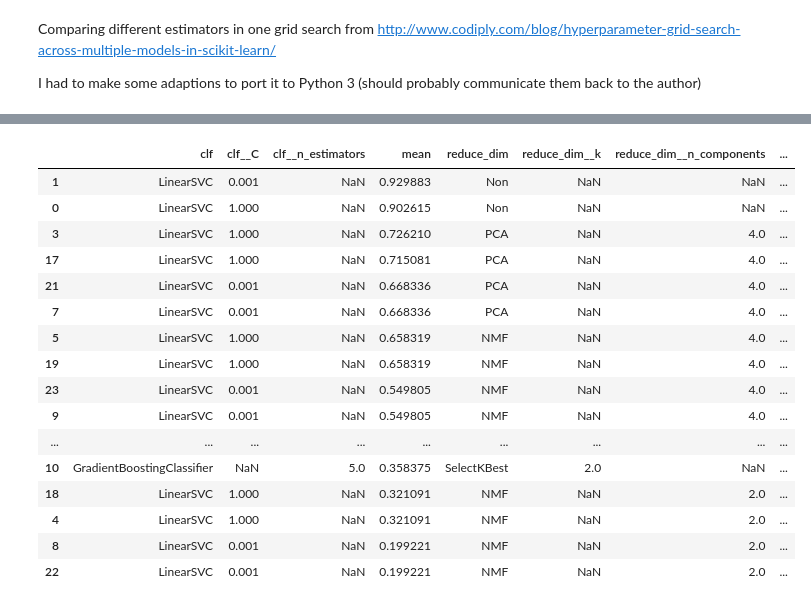
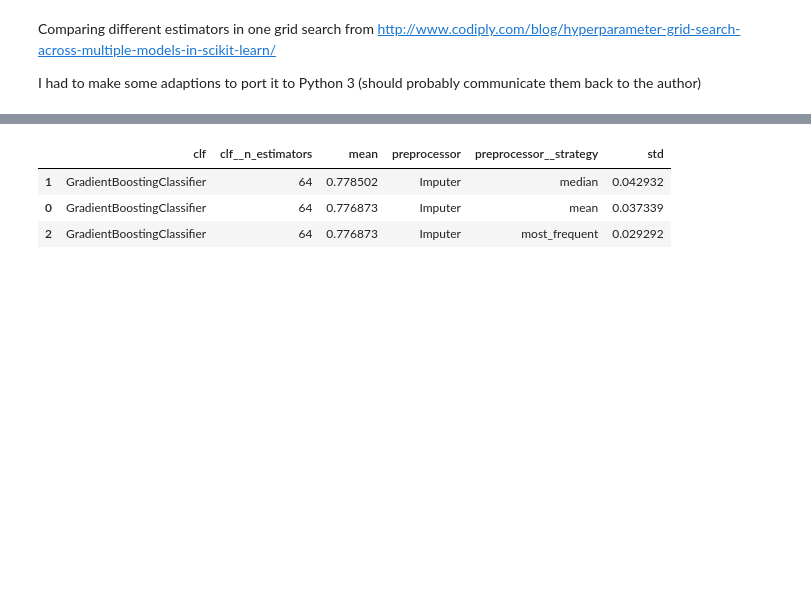
Before and after one commit to creiser/diabetes-classification, a Jupyter notebook: diabetes-classification.ipynb, the cells around one changed output, grey strips where cells are left out. Cells and saved outputs as stored; diff of their text form; code cells hidden in the pictures; blank space fills up the shorter version.

Commit message:
tried replacing missing values by mean, median and most frequent value -> no benefit

```diff
--- a/diabetes-classification.ipynb
+++ b/diabetes-classification.ipynb
@@ -230,63 +146,24 @@ plt.show()
 # %%
-from __future__ import print_function, division
-
-import pandas as pd
-import numpy as np
-import matplotlib.pyplot as plt
-from sklearn.datasets import load_digits
-from sklearn.model_selection import GridSearchCV
-from sklearn.pipeline import Pipeline
-from sklearn.svm import LinearSVC
-from sklearn.decomposition import PCA, NMF
-from sklearn.feature_selection import SelectKBest, chi2
-from sklearn.ensemble import (ExtraTreesClassifier, RandomForestClassifier,
-                              AdaBoostClassifier, GradientBoostingClassifier)
-
-
 pipe = Pipeline([
-    ('reduce_dim', PCA()),
+    ('preprocessor', None),
     ('clf', LinearSVC())
 ])
 
-C_OPTIONS = [1, 0.001]
-N_ESTIMATORS_OPTIONS = [5, 10, 20]
-N_FEATURES_OPTIONS = [2, 4]
+N_ESTIMATORS_OPTIONS = [64]
+
+print(X_train)
 
 param_grid = [
     {
-        'reduce_dim' : [None],
-        'clf' : [LinearSVC()],
-        'clf__C': C_OPTIONS,
-    },
-    {
-        'reduce_dim' : [PCA(), NMF()],
-        'reduce_dim__n_components': N_FEATURES_OPTIONS,
-        'clf' : [LinearSVC()],
-        'clf__C': C_OPTIONS,
-    },
-    {
-        'reduce_dim' : [SelectKBest(chi2)],
-        'reduce_dim__k': N_FEATURES_OPTIONS,
-        'clf' : [GradientBoostingClassifier()],
-        'clf__n_estimators': N_ESTIMATORS_OPTIONS,
-    },
-    {
-        'reduce_dim' : [PCA(), NMF()],
-        'reduce_dim__n_components': N_FEATURES_OPTIONS,
-        'clf' : [LinearSVC()],
-        'clf__C': C_OPTIONS
-    },
-    {
-        'reduce_dim' : [SelectKBest(chi2)],
-        'reduce_dim__k': N_FEATURES_OPTIONS,
+        'preprocessor' : [Imputer(missing_values=0, axis=0)],
+        'preprocessor__strategy' : ['mean', 'median', 'most_frequent'],
         'clf' : [GradientBoostingClassifier()],
         'clf__n_estimators': N_ESTIMATORS_OPTIONS
     },
 ]
 
-grid = GridSearchCV(pipe, cv=3, n_jobs=2, param_grid=param_grid)
-digits = load_digits()
-grid.fit(digits.data, digits.target)
+grid = GridSearchCV(pipe, cv=10, n_jobs=-1, param_grid=param_grid)
+grid.fit(X_train, y_train)
 
 results = dict()
 results['mean'] = grid.cv_results_['mean_test_score']
@@ -294,7 +171,7 @@ results['std'] = grid.cv_results_['std_test_score']
 
 for i, params in enumerate(grid.cv_results_['params']):
     for k, v in params.items():
-        if k in ['clf', 'reduce_dim']:
+        if k in ['preprocessor', 'clf']:
             v = str(v)
             v = v[:v.find('(')]
         if not k in results:
@@ -306,17 +200,4 @@ pd.DataFrame.from_dict(results).sort_values('mean', ascending=False)
-|  | clf | clf__C | clf__n_estimators | mean | reduce_dim | reduce_dim__k | reduce_dim__n_components | ... |
-| 1 | LinearSVC | 0.001 | NaN | 0.929883 | Non | NaN | NaN | ... |
-| 0 | LinearSVC | 1.000 | NaN | 0.902615 | Non | NaN | NaN | ... |
-| 3 | LinearSVC | 1.000 | NaN | 0.726210 | PCA | NaN | 4.0 | ... |
-| 17 | LinearSVC | 1.000 | NaN | 0.715081 | PCA | NaN | 4.0 | ... |
-| 21 | LinearSVC | 0.001 | NaN | 0.668336 | PCA | NaN | 4.0 | ... |
-| 7 | LinearSVC | 0.001 | NaN | 0.668336 | PCA | NaN | 4.0 | ... |
-| 5 | LinearSVC | 1.000 | NaN | 0.658319 | NMF | NaN | 4.0 | ... |
-| 19 | LinearSVC | 1.000 | NaN | 0.658319 | NMF | NaN | 4.0 | ... |
-| 23 | LinearSVC | 0.001 | NaN | 0.549805 | NMF | NaN | 4.0 | ... |
-| 9 | LinearSVC | 0.001 | NaN | 0.549805 | NMF | NaN | 4.0 | ... |
-| ... | ... | ... | ... | ... | ... | ... | ... | ... |
-| 10 | GradientBoostingClassifier | NaN | 5.0 | 0.358375 | SelectKBest | 2.0 | NaN | ... |
-| 18 | LinearSVC | 1.000 | NaN | 0.321091 | NMF | NaN | 2.0 | ... |
-| 4 | LinearSVC | 1.000 | NaN | 0.321091 | NMF | NaN | 2.0 | ... |
-| 8 | LinearSVC | 0.001 | NaN | 0.199221 | NMF | NaN | 2.0 | ... |
-| 22 | LinearSVC | 0.001 | NaN | 0.199221 | NMF | NaN | 2.0 | ... |
+|  | clf | clf__n_estimators | mean | preprocessor | preprocessor__strategy | std |
+| 1 | GradientBoostingClassifier | 64 | 0.778502 | Imputer | median | 0.042932 |
+| 0 | GradientBoostingClassifier | 64 | 0.776873 | Imputer | mean | 0.037339 |
+| 2 | GradientBoostingClassifier | 64 | 0.776873 | Imputer | most_frequent | 0.029292 |
```
Also changed, not shown: parts of 11 cells of this notebook.
